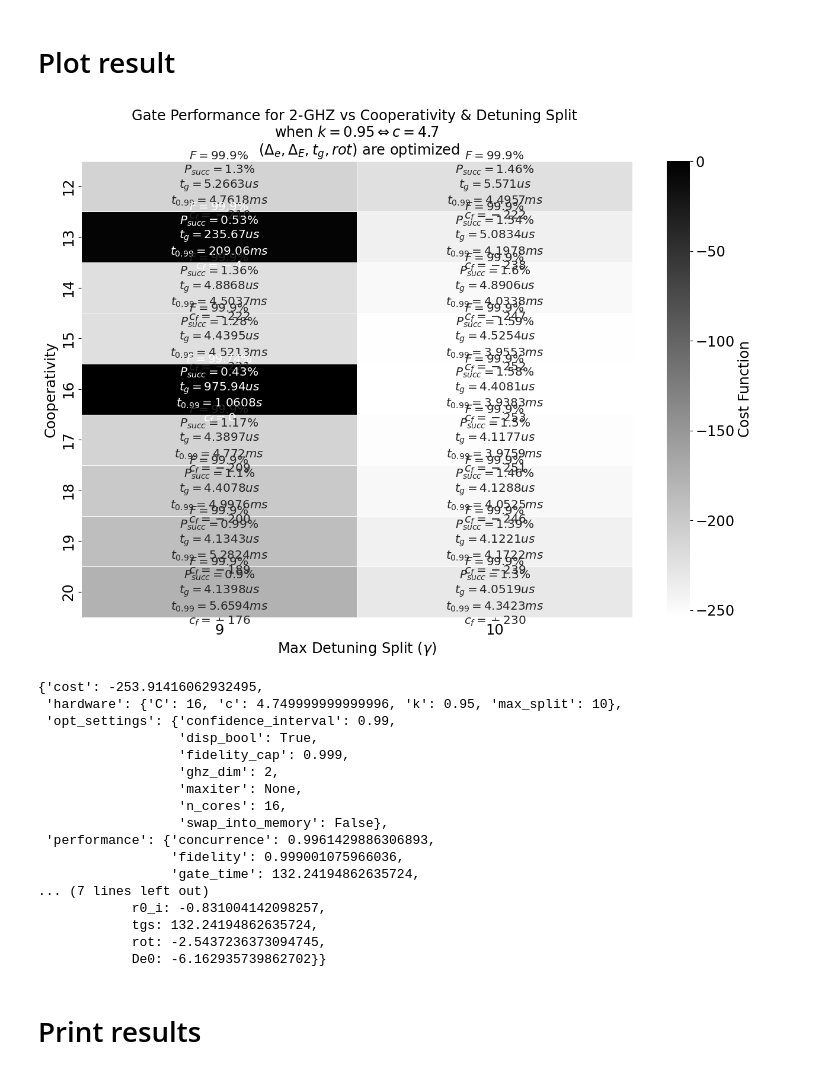
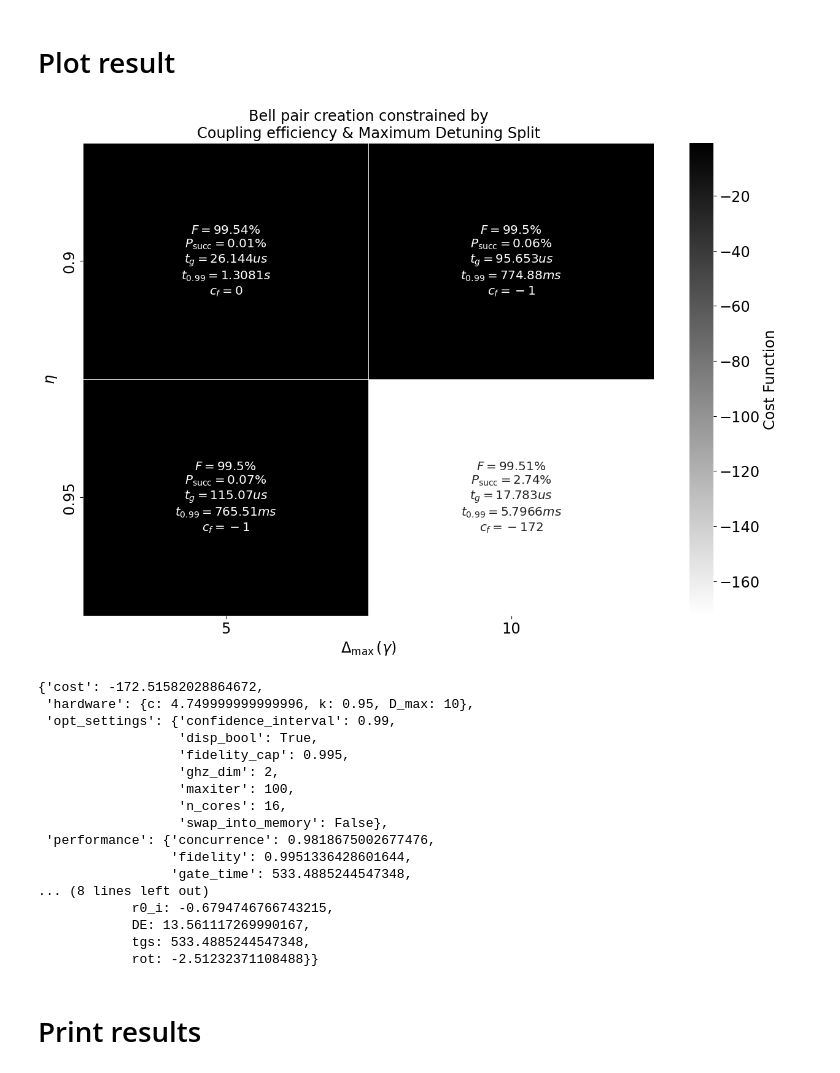
Before and after one commit to yorgossot/ASQOS, a Jupyter notebook: GHZ_generation_optimization.ipynb, the cells around one changed output. Saved outputs shown, nothing was run; the diff lists cells and outputs as text; code cells hidden in the pictures.

```diff
--- a/GHZ_generation_optimization.ipynb
+++ b/GHZ_generation_optimization.ipynb
@@ -4,7 +4,7 @@ from resources.gate_simulation.ghz import ghz_simulation
 from resources.gate_simulation.ghz import gate_simulation_functions
 from resources.dataframe_lib import conditionally_append_result
 GateSimulation  = ghz_simulation
-sim = GateSimulation.Simulation('O-x-O',load_setup=True,load_analytical=False)
+sim = GateSimulation.Simulation('O-x-O',load_setup=True,load_analytical=True)
 # %% [output]
 Loading O-x-O setup
 Preparing Analytical sub-class
@@ -21,17 +15,18 @@ Done!
 # Obtain grid(s) of performance
 # %%
 # Global Parameters
-kSweep = [0.95]   #[0.995]
+kSweep = [0.9,0.95]   #[0.995]
 
-CSweep =[12,13,14,15,16,17,18,19,20]#[25]#[25,50,75]#,50,75]
 
-SplitSweep =[9,10]#[10]#[5,10,15]#,10,15,20]# [5,10]
+SplitSweep =[5,10]#[10]#[5,10,15]#,10,15,20]# [5,10]
 
 
 # Bounds of optimization
-## DE will be multiplied by  np.sqrt(C_val)/gamma_val
-DE_min = 0.01
-DE_max = 20
+## DE will be multiplied by  np.sqrt(C_val)
+DE_C_min = 1
+DE_C_max = 20
+C_c_min = 0.1
+C_c_max = 10
 tg_min = 0.7
 tg_max = 1.2
 rot_p_min = - np.pi/2
@@ -45,32 +40,29 @@ rot_b_max = -rot_b_min
 opt_settings_dict = {
 "ghz_dim":2,                # 3-ghz state or 4-ghz state
 'swap_into_memory':False,    # Use of nuclear memory  None corresponds to seeking for a maximum
-'fidelity_cap': 0.999 , 'confidence_interval':0.99, #Cost function parameters
+'fidelity_cap': 0.995 , 'confidence_interval':0.99, #Cost function parameters
 "n_cores": 16,  # Number of cores to use in optimization
-"disp_bool" : True, "maxiter":None} # Show optimization progress
+"disp_bool" : True, "maxiter":100} # Show optimization progress
 # %% [markdown]
 ## Using analytical simulations
 # %%
-gamma_val = sim.parameters[sg.var('gamma')]
-
-SplitSweep = [spl*gamma_val for spl in SplitSweep] # for gamma_val = 1 it is not necessary
-
-AllParams = [(a,b,c) for a in kSweep for b in CSweep for c in SplitSweep] # Create a 3-d grid for hardware parameters
+AllParams = [((ai,a),(bi,b)) for ai,a in enumerate(kSweep) for bi,b in enumerate(SplitSweep)] # Create a 2-d grid for hardware parameters
 
 TotalParamElems = NumElemsInList(AllParams)
 
 
 CurrentNumberOfSimulations = 1
-Results = [ [{} for j in range(len(SplitSweep))] for i in range(len(CSweep))]
-for  (k, C_val , max_split) in AllParams:
+Results = [ [{} for j in range(len(SplitSweep))] for i in range(len(kSweep))]
+for  ((k_ind,k_val),(mx_spl_ind,mx_spl)) in AllParams:
     print(f'Optimizing {CurrentNumberOfSimulations} out of {TotalParamElems}')
     CurrentNumberOfSimulations +=1
-    c_val = k/ (4-4*k)
+    c_val = k_val/ (4-4*k_val)
 
-    hardware_dict = {'c': c_val,'k':k , 'C':C_val ,'max_split': max_split}
+    hardware_dict = {sg.var('c'): c_val,sg.var('k'):k_val  ,sg.var('D_max'): mx_spl}
 
     sim.Analytical.obtain_gate_performance_hardware(hardware_dict)
-    bounds = [[0 , max_split] , [0,DE_max*np.sqrt(C_val)/gamma_val ] , [tg_min,tg_max]  ]
+    bounds = [[C_c_min*c_val,C_c_max*c_val],[0 , mx_spl] ,
+                [DE_C_min,DE_C_max ] , [tg_min,tg_max]  ]
     # Add rotation bounds depending on the ghz_dim
     #for i in range(opt_settings_dict["ghz_dim"]) : bounds.append([rot_min,rot_max])
     for i in range(opt_settings_dict["ghz_dim"]) : bounds.append([rot_p_min,rot_p_max])
@@ -91,9 +83,8 @@ for  (k, C_val , max_split) in AllParams:
             'tuning': tunable_params_dict,
             'opt_settings' : opt_settings_dict,
             'cost': opt_cost_function}
-    i = np.where(C_val == np.array(CSweep) )[0][0]
-    j = np.where(max_split == np.array(SplitSweep) )[0][0]
-    Results[i][j] = result
+
+    Results[k_ind][mx_spl_ind] = result
     conditionally_append_result(result)
     gc.collect()  # clear unreferenced memory
     clear_output(wait=True)
@@ -119,28 +110,28 @@ differential_evolution step 191: f(x)= -230.292
 # Plot result
 # %%
 plot_results(Results,plot_big=True)
-costs = np.array([[Results[i][j]['cost'] for j in range(len(SplitSweep))]for i in range(len(CSweep))])
+costs = np.array([[Results[i][j]['cost'] for j in range(len(SplitSweep))]for i in range(len(kSweep))])
 res_min = Results[ArgMin(costs)[0]][ArgMin(costs)[1]]
 pprint(res_min)
 # %% [output]
-[figure, old version]
+[figure, new version]
-{'cost': -253.91416062932495,
- 'hardware': {'C': 16, 'c': 4.749999999999996, 'k': 0.95, 'max_split': 10},
+{'cost': -172.51582028864672,
+ 'hardware': {c: 4.749999999999996, k: 0.95, D_max: 10},
  'opt_settings': {'confidence_interval': 0.99,
                   'disp_bool': True,
-                  'fidelity_cap': 0.999,
+                  'fidelity_cap': 0.995,
                   'ghz_dim': 2,
-                  'maxiter': None,
+                  'maxiter': 100,
                   'n_cores': 16,
                   'swap_into_memory': False},
- 'performance': {'concurrence': 0.9961429886306893,
-                 'fidelity': 0.999001075966036,
-                 'gate_time': 132.24194862635724,
-... (7 lines left out)
-            r0_i: -0.831004142098257,
-            tgs: 132.24194862635724,
-            rot: -2.5437236373094745,
-            De0: -6.162935739862702}}
+ 'performance': {'concurrence': 0.9818675002677476,
+                 'fidelity': 0.9951336428601644,
+                 'gate_time': 533.4885244547348,
+... (8 lines left out)
+            r0_i: -0.6794746766743215,
+            DE: 13.561117269990167,
+            tgs: 533.4885244547348,
+            rot: -2.51232371108488}}
 # %% [markdown]
 # Print results
 # %%
```
Also changed, not shown: parts of 9 cells of this notebook, 11 other files.
